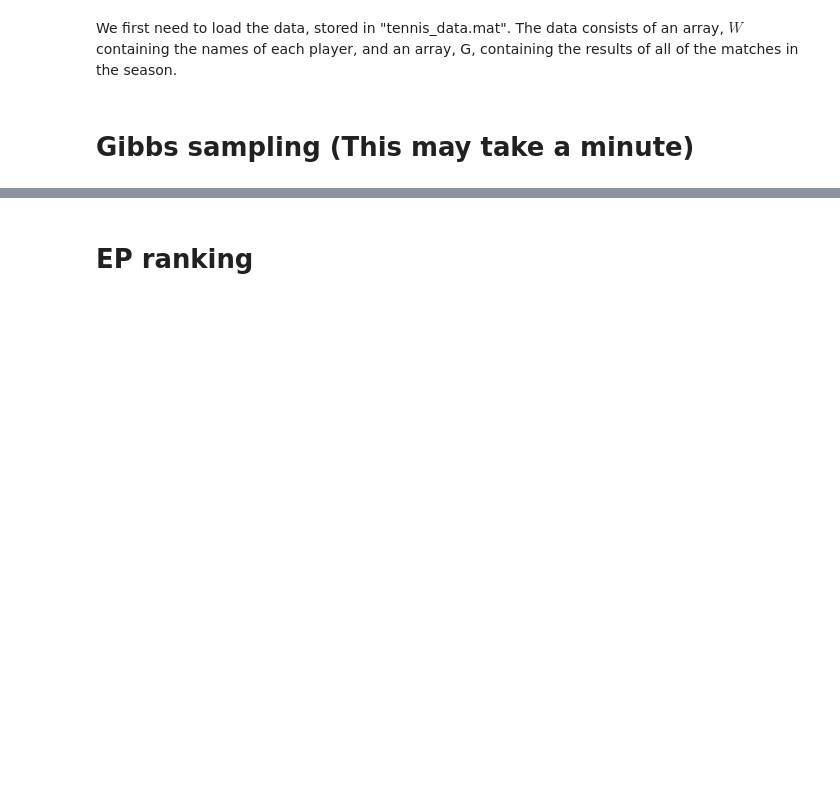
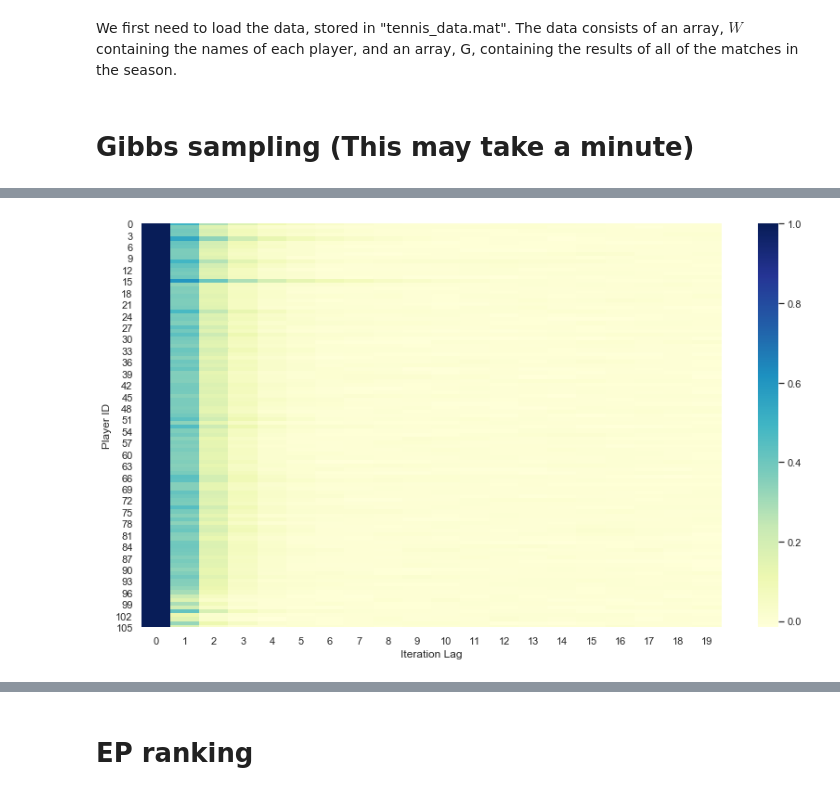
Before and after one commit to BrunoKM/probabilistic-ranking, a Jupyter notebook: coursework2.ipynb, the cells around one changed output, grey strips where cells are left out. Saved outputs shown, nothing was run; the diff lists cells and outputs as text; code cells hidden in the pictures; blank space fills up the shorter version.

```diff
--- a/coursework2.ipynb
+++ b/coursework2.ipynb
@@ -77,0 +89,15 @@ plt.plot(autocor)
+# %%
+# Calculate autocorrelation for all players
+show_n_steps = 20
+autocor = np.zeros([W.shape[0], show_n_steps])
+for player_id in range(W.shape[0]):
+    for i in range(show_n_steps):
+        autocor[player_id, i]=pd.Series.autocorr(pd.Series(skill_samples[player_id,:]),lag=i)
+# %%
+plt.figure(figsize=(14,8))
+ax = sns.heatmap(autocor, vmax=1, cmap="YlGnBu")
+ax.set_xlabel('Iteration Lag')
+ax.set_ylabel('Player ID');
+plt.savefig('plots/all_autocorrelations_heatmat.eps', format='eps', dpi=200, bbox_inches='tight')
+# %% [output]
+[figure, added]
```
Also changed, not shown: parts of 78 cells of this notebook, 5 other files.
